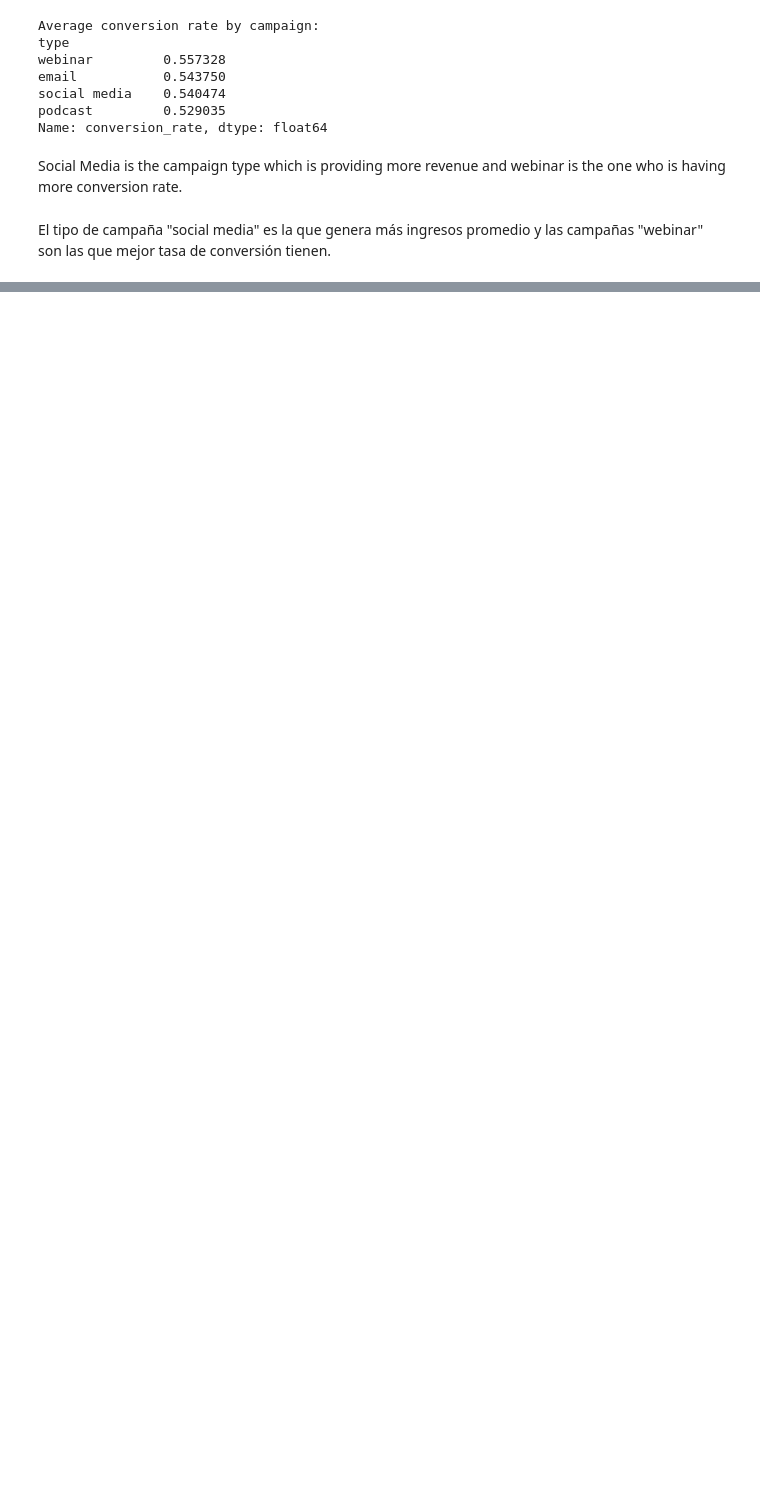
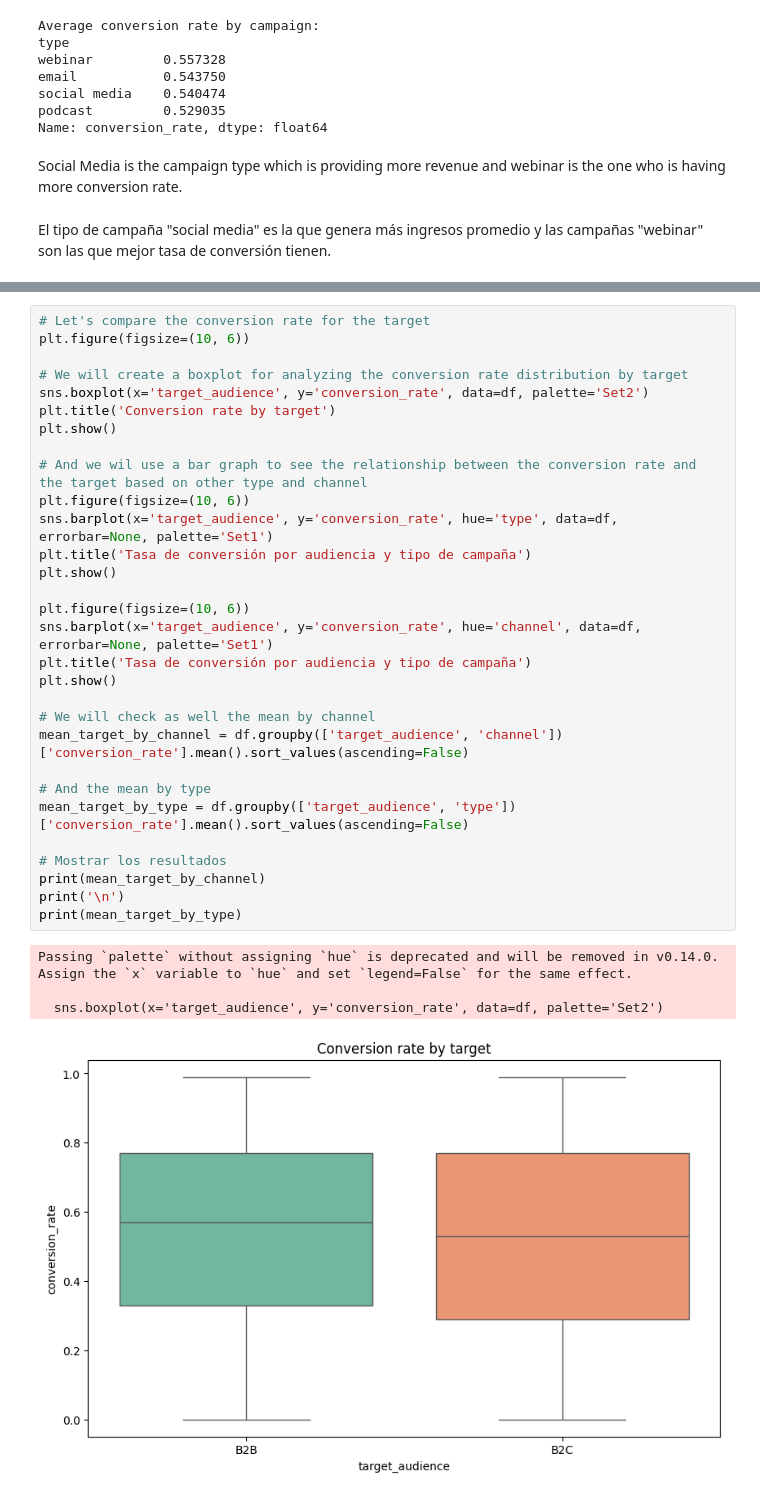
Before and after one commit to Ignacio538/Marketing-Campaings, a Jupyter notebook: Tasks.ipynb, the cells around one changed output, grey strips where cells are left out. Saved outputs shown, nothing was run; the diff lists cells and outputs as text; blank space fills up the shorter version.

```diff
--- a/Tasks.ipynb
+++ b/Tasks.ipynb
@@ -141,0 +258,35 @@ El tipo de campaña "social media" es la que genera más ingresos promedio y las
+# %%
+# Let's compare the conversion rate for the target
+plt.figure(figsize=(10, 6))
+
+# We will create a boxplot for analyzing the conversion rate distribution by target
+sns.boxplot(x='target_audience', y='conversion_rate', data=df, palette='Set2')
+plt.title('Conversion rate by target')
+plt.show()
+
+# And we wil use a bar graph to see the relationship between the conversion rate and the target based on other type and channel
+plt.figure(figsize=(10, 6))
+sns.barplot(x='target_audience', y='conversion_rate', hue='type', data=df, errorbar=None, palette='Set1')
+plt.title('Tasa de conversión por audiencia y tipo de campaña')
+plt.show()
+
+plt.figure(figsize=(10, 6))
+sns.barplot(x='target_audience', y='conversion_rate', hue='channel', data=df, errorbar=None, palette='Set1')
+plt.title('Tasa de conversión por audiencia y tipo de campaña')
+plt.show()
+
+# We will check as well the mean by channel
+mean_target_by_channel = df.groupby(['target_audience', 'channel'])['conversion_rate'].mean().sort_values(ascending=False)
+
+# And the mean by type
+mean_target_by_type = df.groupby(['target_audience', 'type'])['conversion_rate'].mean().sort_values(ascending=False)
+
+# Mostrar los resultados
+print(mean_target_by_channel)
+print('\n')
+print(mean_target_by_type)
+# %% [output]
+Passing `palette` without assigning `hue` is deprecated and will be removed in v0.14.0. Assign the `x` variable to `hue` and set `legend=False` for the same effect.
+
+  sns.boxplot(x='target_audience', y='conversion_rate', data=df, palette='Set2')
+[figure, added]
```
Also changed, not shown: parts of 9 cells of this notebook.
